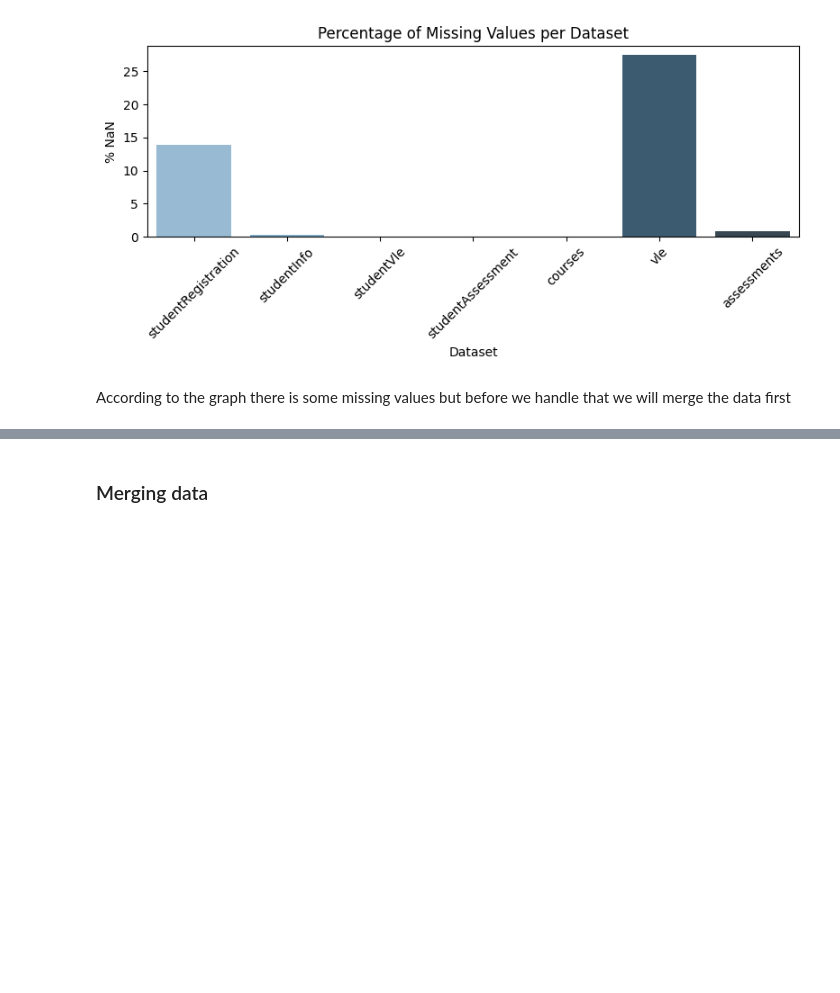
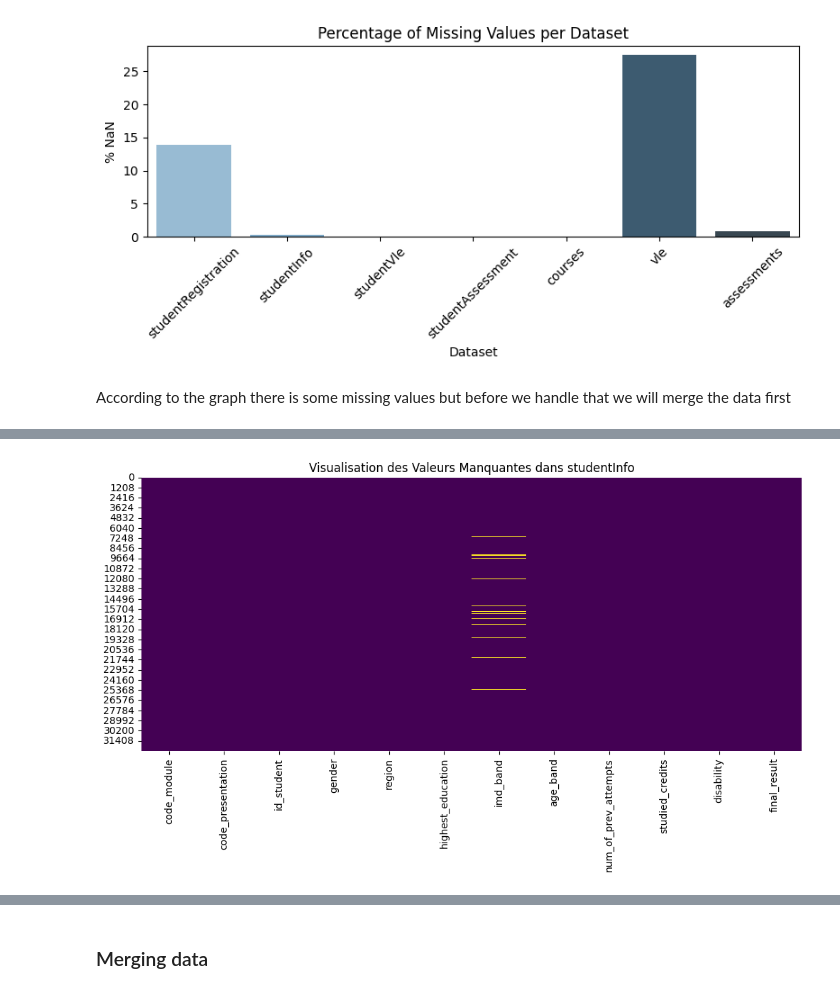
Before and after one commit to Katia-LOUNAS/oulad-network-exploration, a Jupyter notebook: notebooks/data_exploration.ipynb, the cells around one changed output, grey strips where cells are left out. Cells and saved outputs as stored; diff of their text form; code cells hidden in the pictures; blank space fills up the shorter version.

```diff
--- a/notebooks/data_exploration.ipynb
+++ b/notebooks/data_exploration.ipynb
@@ -152,0 +281,8 @@ According to the graph there is some missing values but before we handle that we
+# %%
+# Visualisation rapide des valeurs manquantes (pour le DataFrame 'studentInfo' qui a le plus de variables)
+plt.figure(figsize=(12, 5))
+sns.heatmap(studentInfo.isnull(), cbar=False, cmap='viridis')
+plt.title("Visualisation des Valeurs Manquantes dans studentInfo")
+plt.show()
+# %% [output]
+[figure, added]
```
Also changed, not shown: parts of 7 cells of this notebook, 9 other files.
